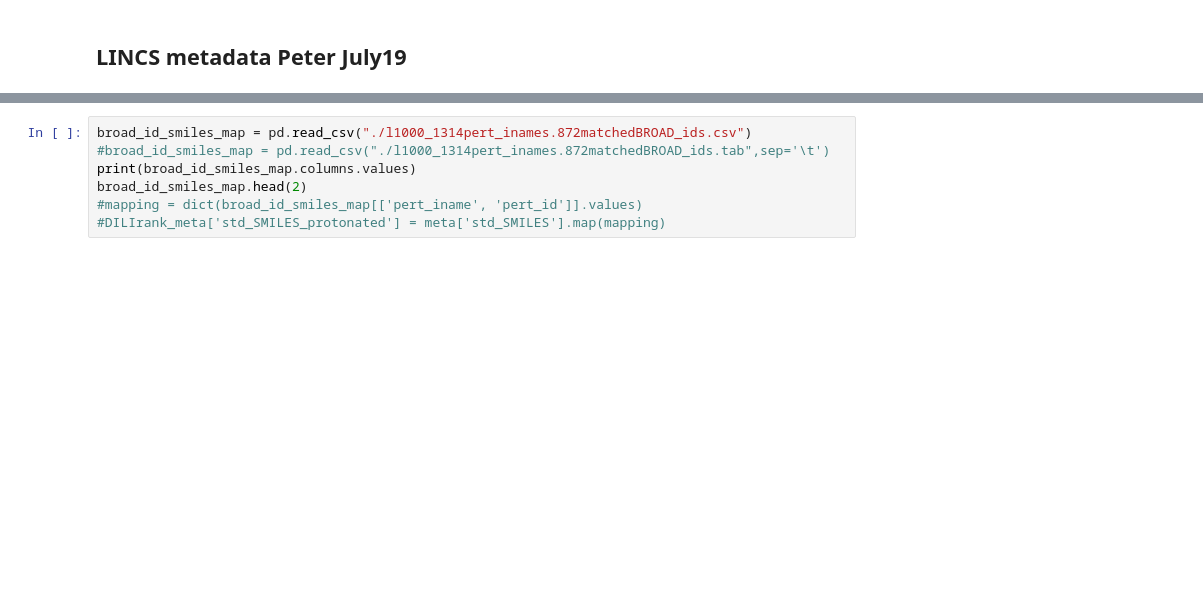
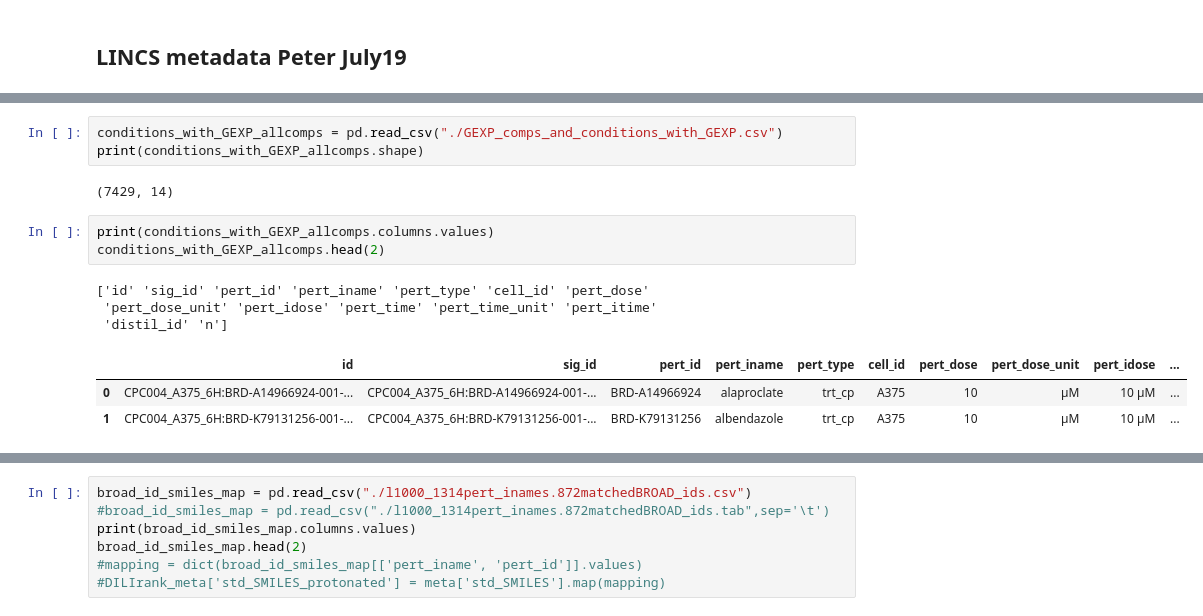
Before and after one commit to anikaliu/CAMDA-DILI, a Jupyter notebook: Data_Processing/Gene_Expression/data/Quick_df_equivilence_test.ipynb, the cells around one changed output, grey strips where cells are left out. Saved outputs shown, nothing was run; the diff lists cells and outputs as text; blank space fills up the shorter version.

Commit message:
Updates to GEXP pipeline

```diff
--- a/Data_Processing/Gene_Expression/data/Quick_df_equivilence_test.ipynb
+++ b/Data_Processing/Gene_Expression/data/Quick_df_equivilence_test.ipynb
@@ -68,0 +138,15 @@ print(old_peter_meta.shape,old_peter_meta.columns.values)
+# %%
+conditions_with_GEXP_allcomps = pd.read_csv("./GEXP_comps_and_conditions_with_GEXP.csv")
+print(conditions_with_GEXP_allcomps.shape)
+# %% [output]
+(7429, 14)
+# %%
+print(conditions_with_GEXP_allcomps.columns.values)
+conditions_with_GEXP_allcomps.head(2)
+# %% [output]
+['id' 'sig_id' 'pert_id' 'pert_iname' 'pert_type' 'cell_id' 'pert_dose'
+ 'pert_dose_unit' 'pert_idose' 'pert_time' 'pert_time_unit' 'pert_itime'
+ 'distil_id' 'n']
+|  | id | sig_id | pert_id | pert_iname | pert_type | cell_id | pert_dose | pert_dose_unit | pert_idose | ... |
+| 0 | CPC004_A375_6H:BRD-A14966924-001-... | CPC004_A375_6H:BRD-A14966924-001-... | BRD-A14966924 | alaproclate | trt_cp | A375 | 10 | µM | 10 µM | ... |
+| 1 | CPC004_A375_6H:BRD-K79131256-001-... | CPC004_A375_6H:BRD-K79131256-001-... | BRD-K79131256 | albendazole | trt_cp | A375 | 10 | µM | 10 µM | ... |
```
Also changed, not shown: parts of 9 cells of this notebook, 16 other files.
